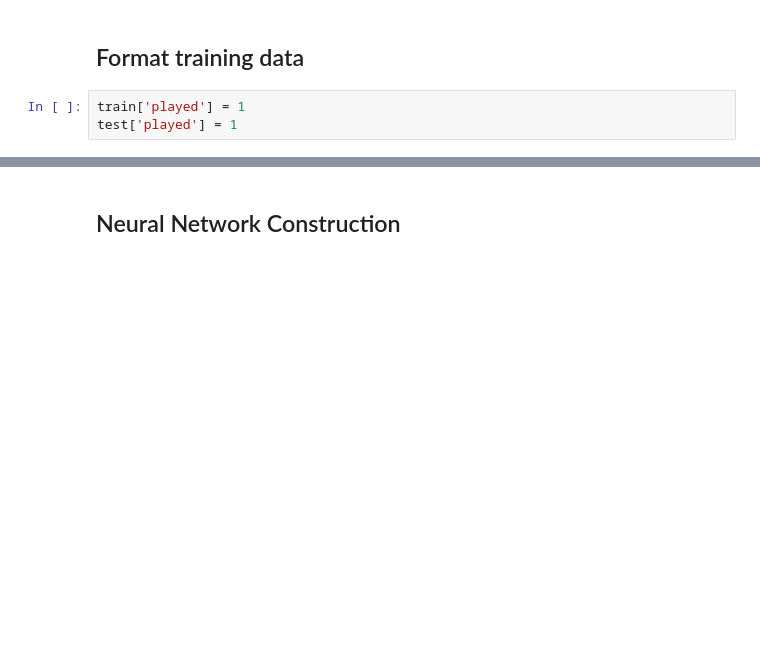
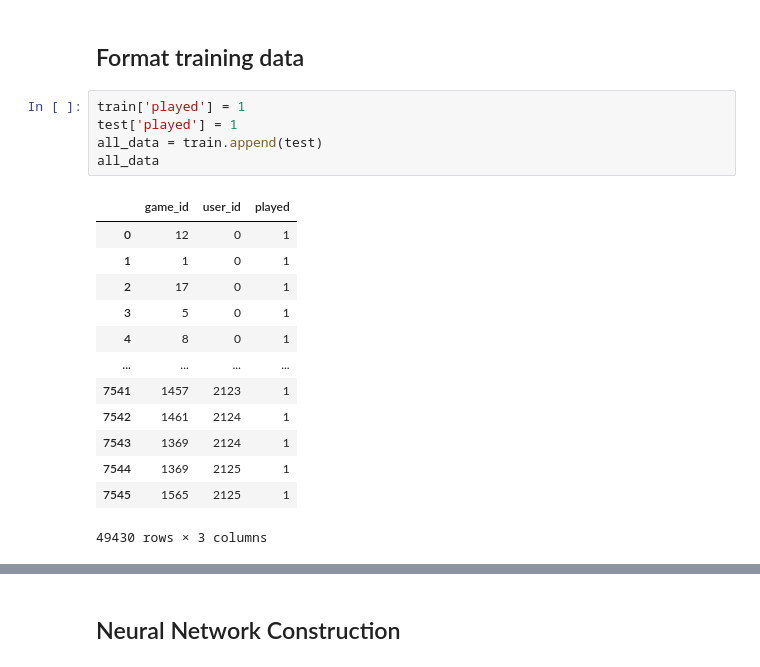
Before and after one commit to chris-gomes/steam-game-recommendations, a Jupyter notebook: Neural Network.ipynb, the cells around one changed output, grey strips where cells are left out. Cells and saved outputs as stored; diff of their text form; blank space fills up the shorter version.

```diff
--- a/Neural Network.ipynb
+++ b/Neural Network.ipynb
@@ -26,4 +27,20 @@ game_coding = pd.read_csv("data\\game-coding.csv")
 # %%
 train['played'] = 1
 test['played'] = 1
+all_data = train.append(test)
+all_data
+# %% [output]
+|  | game_id | user_id | played |
+| 0 | 12 | 0 | 1 |
+| 1 | 1 | 0 | 1 |
+| 2 | 17 | 0 | 1 |
+| 3 | 5 | 0 | 1 |
+| 4 | 8 | 0 | 1 |
+| ... | ... | ... | ... |
+| 7541 | 1457 | 2123 | 1 |
+| 7542 | 1461 | 2124 | 1 |
+| 7543 | 1369 | 2124 | 1 |
+| 7544 | 1369 | 2125 | 1 |
+| 7545 | 1565 | 2125 | 1 |
+49430 rows × 3 columns
 # %%
```
Also changed, not shown: parts of 15 cells of this notebook.
